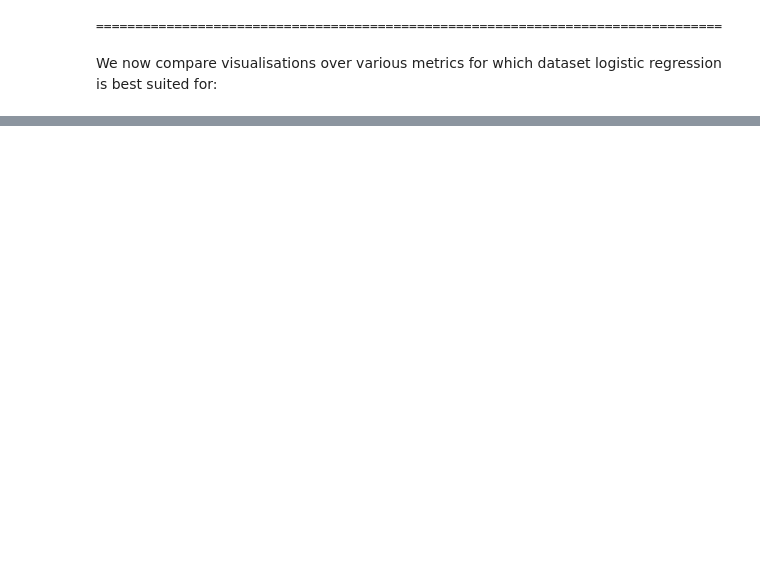
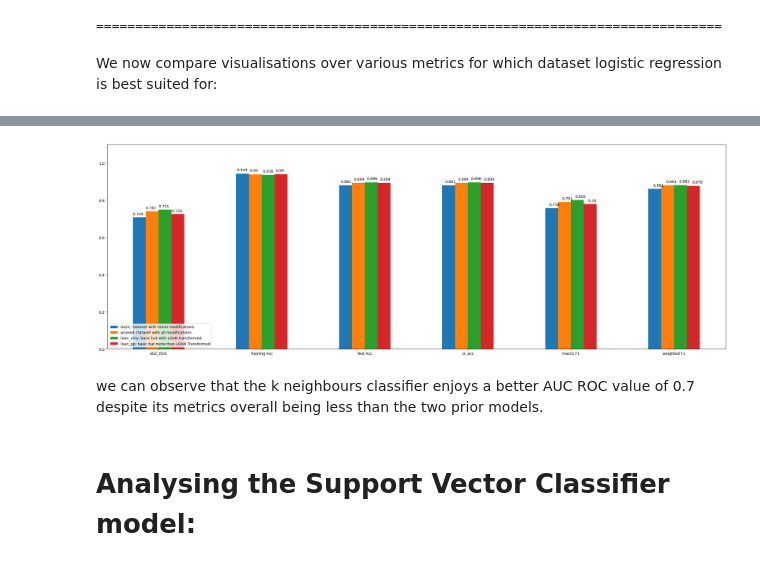
Before and after one commit to Zypperman/DBTT_G1_GRP3, a Jupyter notebook: Notebooks/Usecase_1_1_V1(OtherModels).ipynb, the cells around one changed output, grey strips where cells are left out. Cells and saved outputs as stored; diff of their text form; code cells hidden in the pictures; blank space fills up the shorter version.

```diff
--- a/Notebooks/Usecase_1_1_V1(OtherModels).ipynb
+++ b/Notebooks/Usecase_1_1_V1(OtherModels).ipynb
@@ -289,0 +342,4 @@ However, we note that there are limitations to the existing model due to the fol
+# %%
+from sklearn.neighbors import KNeighborsClassifier
+params = {'n_neighbors':3}
+kn_analytics = build_and_analyse_xgb([basic,pruned,loan_only,loan_pp],KNeighborsClassifier,params)
@@ -289,0 +391,18 @@ However, we note that there are limitations to the existing model due to the fol
+# %%
+
+kn_analytics_plot = pd.DataFrame(kn_analytics)
+
+plottable_cols = list(set(kn_analytics_plot.columns) - {'Model'})
+# print(plottable_cols)
+ax = kn_analytics_plot[:-1].plot(kind='bar',figsize = (30,10),rot=0)
+ax.set_ylim(0, 1.1)
+for p in ax.patches:
+    ax.annotate(str(round(p.get_height(),3)), (p.get_x() * 1.010, p.get_height() * 1.015),)
+plt.legend(loc='lower left')
+plt.show()
+# %% [output]
+[figure, added]
+# %% [markdown]
+we can observe that the k neighbours classifier enjoys a better AUC ROC value  of 0.7 despite its metrics overall being less than the two prior models.
+# %% [markdown]
+# Analysing the Support Vector Classifier model:
```
Also changed, not shown: parts of 35 cells of this notebook.
